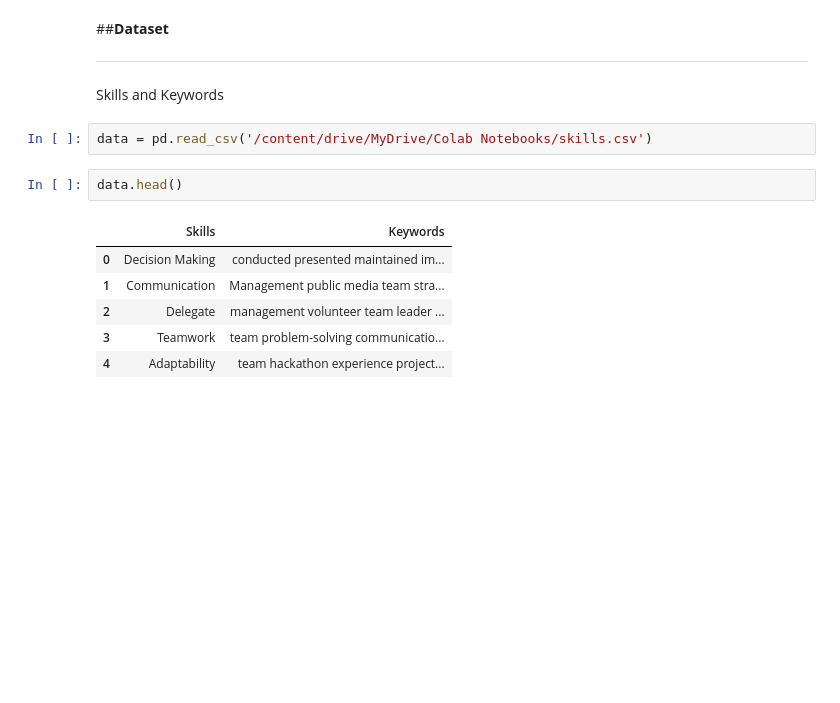
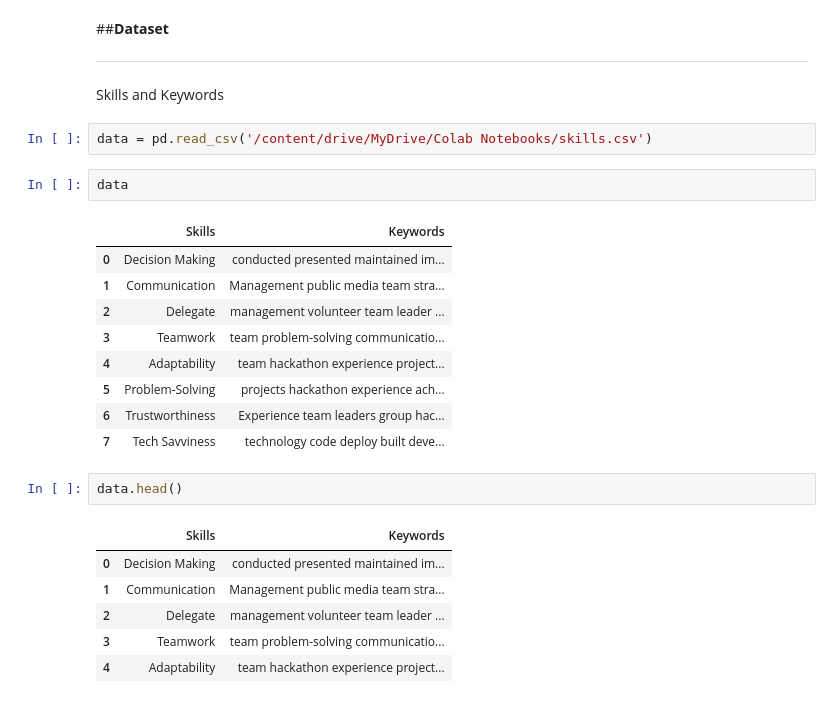
Before and after one commit to GAUTAMSINGH102/Task, a Jupyter notebook: Internship_Task.ipynb, the cells around one changed output. Saved outputs shown, nothing was run; the diff lists cells and outputs as text; blank space fills up the shorter version.

```diff
--- a/Internship_Task.ipynb
+++ b/Internship_Task.ipynb
@@ -15,6 +17,18 @@ import seaborn as sns
 Skills and Keywords
 # %%
 data = pd.read_csv('/content/drive/MyDrive/Colab Notebooks/skills.csv')
+# %%
+data
+# %% [output]
+|  | Skills | Keywords |
+| 0 | Decision Making | conducted presented maintained im... |
+| 1 | Communication | Management public media team stra... |
+| 2 | Delegate | management volunteer team leader ... |
+| 3 | Teamwork | team problem-solving communicatio... |
+| 4 | Adaptability | team hackathon experience project... |
+| 5 | Problem-Solving | projects hackathon experience ach... |
+| 6 | Trustworthiness | Experience team leaders group hac... |
+| 7 | Tech Savviness | technology code deploy built deve... |
 # %%
 data.head()
 # %% [output]
```
Also changed, not shown: parts of 1 cell of this notebook.
